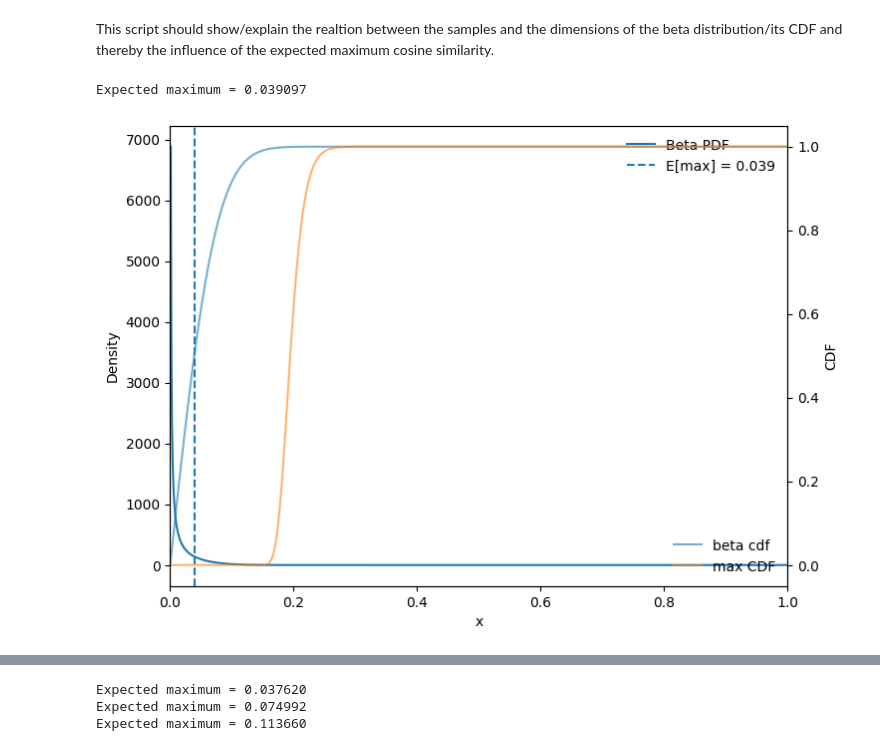
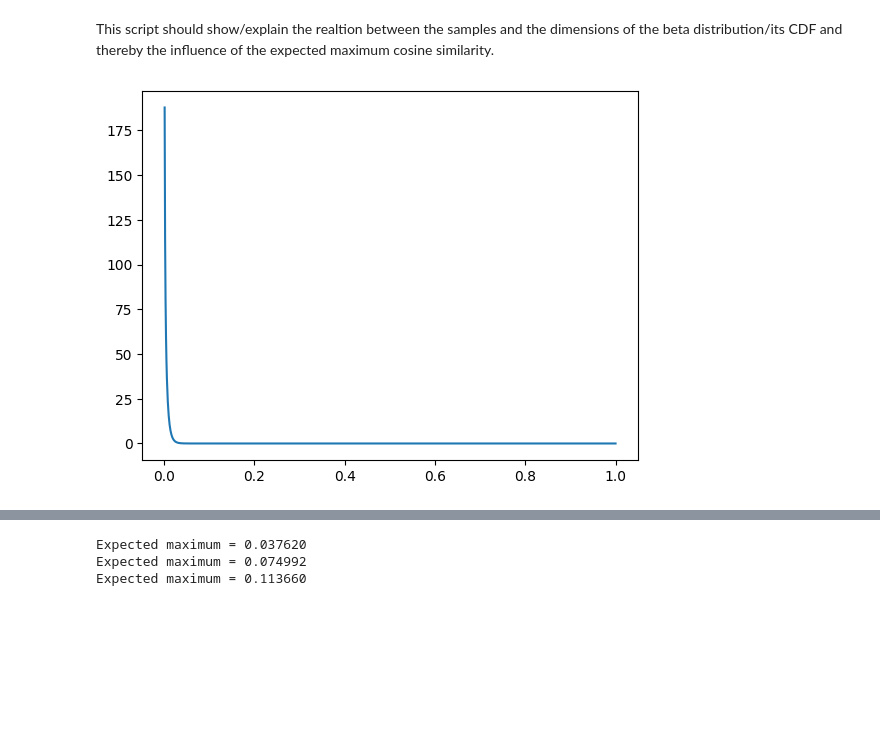
Before and after one commit to Johanna-Engeln/masterthesis_velocity, a Jupyter notebook: script/0707_incompleteBeta.ipynb, the cells around one changed output, grey strips where cells are left out. Cells and saved outputs as stored; diff of their text form; code cells hidden in the pictures; blank space fills up the shorter version.

Commit message:
Continued working on the beta function probelm

```diff
--- a/script/0707_incompleteBeta.ipynb
+++ b/script/0707_incompleteBeta.ipynb
@@ -40,41 +19,18 @@ def get_theoretical_distribution(n:int, d:int):
 # %%
 ## Load dataset and extract samples and dimensions
 n = 1000
 d = 300
 
 x = np.linspace(0, 1, 1000)
 
 ## Model the beta distribution for this
 a = 0.5
 b = (d - 1) / 2
 
 rv = beta(a, b)
-pdf = rv.pdf(x**2)
+pdf = rv.pdf(x)
 
-## Get the CDF (maybe use incomplete beta function)
-cdf = betainc(a, b, x**2)
-
-## Use for the ordered statistics/maximum the CDF to the power of n
-max_cdf = cdf**n
-
-## Calculate the expected value
-expected_max = trapezoid(1 - max_cdf, x**2)
-print(f"Expected maximum = {expected_max:.6f}")
-
-## Plot PDF, CDF, CDF to the power and mark expected value.
-fig, ax1 = plt.subplots(figsize=(8, 6))
-ax2 = ax1.twinx()
-ax1.plot(x, pdf, label='Beta PDF')
-ax2.plot(x, cdf, alpha=0.6, label='beta cdf')
-ax2.plot(x, max_cdf,  alpha=0.6, label='max CDF')
-ax1.axvline(expected_max, linestyle='--', label=f'E[max] = {expected_max:.3f}')
-ax1.set_xlabel('x')
-ax1.set_ylabel('Density')
-ax2.set_ylabel('CDF')
-ax1.set_xlim([0, 1])
-ax1.legend(loc='best', frameon=False)
-ax2.legend(loc='best', frameon=False)
+plt.plot(x, pdf, label='Beta PDF')
 plt.show()
 # %% [output]
-Expected maximum = 0.039097
-[figure, old version]
+[figure, new version]
```
Also changed, not shown: parts of 6 cells of this notebook, 1 other file.
